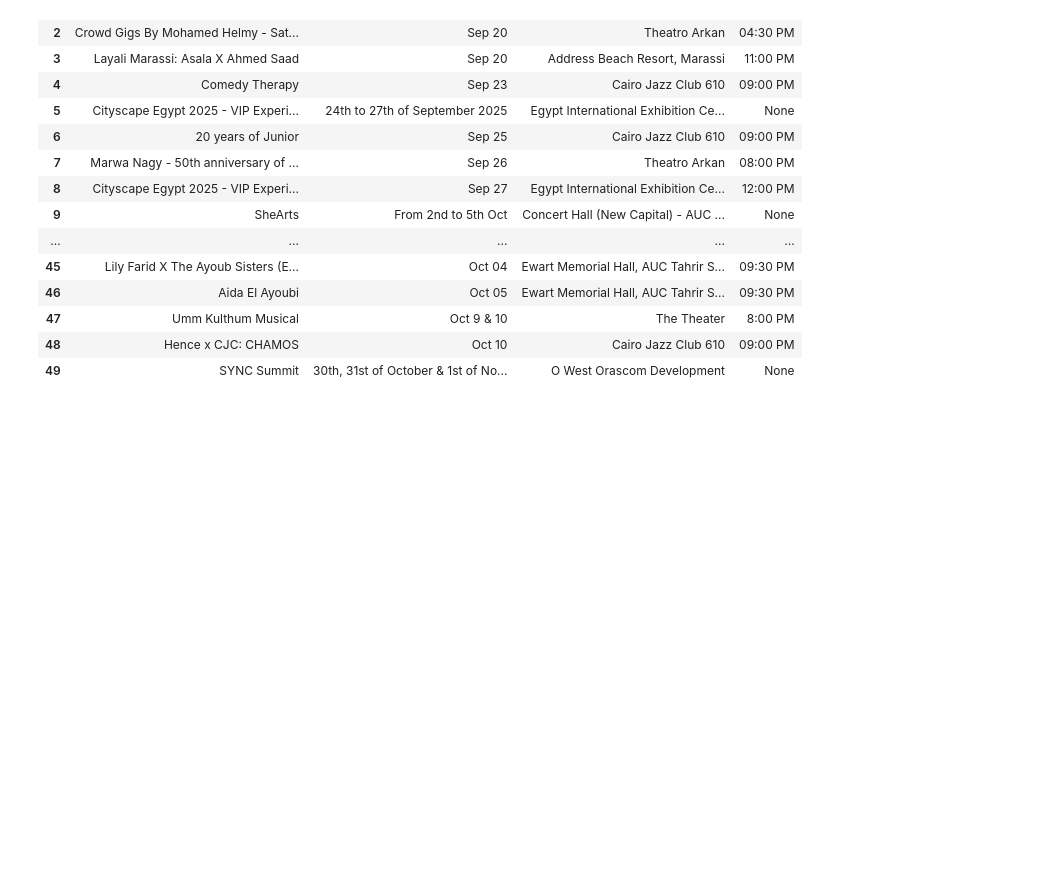
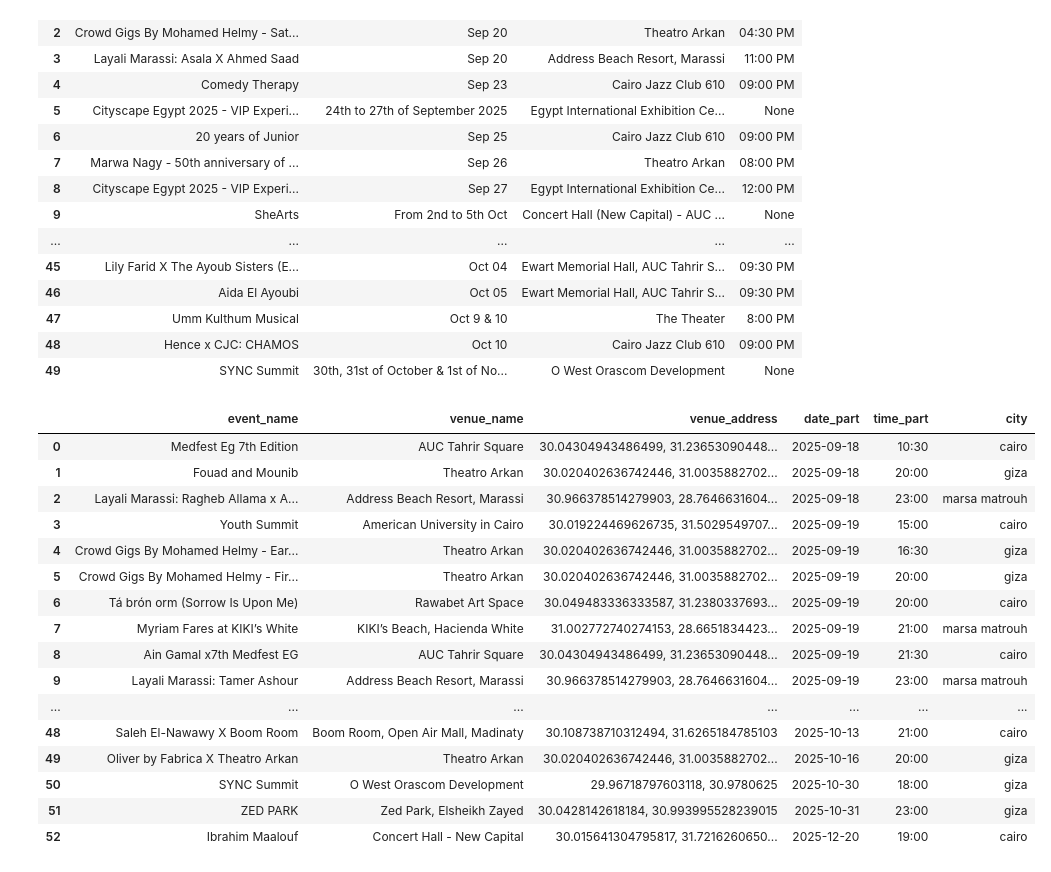
Before and after one commit to youssefashmawy/Mass-Events, a Jupyter notebook: Mass_Event/Mass_Event/analysis/ticketsMarche.ipynb, the cells around one changed output. Saved outputs shown, nothing was run; the diff lists cells and outputs as text; code cells hidden in the pictures; blank space fills up the shorter version.

```diff
--- a/Mass_Event/Mass_Event/analysis/ticketsMarche.ipynb
+++ b/Mass_Event/Mass_Event/analysis/ticketsMarche.ipynb
@@ -71,4 +69,4 @@ data
 | 48 | Hence x CJC: CHAMOS | Oct 10 | Cairo Jazz Club 610 | 09:00 PM |
 | 49 | SYNC Summit | 30th, 31st of October & 1st of No... | O West Orascom Development | None |
 # %%
-ref = pd.read_csv(r"E:\youssef ashmawy\programming projects\Python\Nokia Task\output\event.csv")
+ref = pd.read_csv(r"E:\youssef ashmawy\programming projects\Python\Nokia Task\output\referance.csv")
@@ -74,0 +75,20 @@ ref = pd.read_csv(r"E:\youssef ashmawy\programming projects\Python\Nokia Task\ou
+# %%
+ref
+# %% [output]
+|  | event_name | venue_name | venue_address | date_part | time_part | city |
+| 0 | Medfest Eg 7th Edition | AUC Tahrir Square | 30.04304943486499, 31.23653090448... | 2025-09-18 | 10:30 | cairo |
+| 1 | Fouad and Mounib | Theatro Arkan | 30.020402636742446, 31.0035882702... | 2025-09-18 | 20:00 | giza |
+| 2 | Layali Marassi: Ragheb Allama x A... | Address Beach Resort, Marassi | 30.966378514279903, 28.7646631604... | 2025-09-18 | 23:00 | marsa matrouh |
+| 3 | Youth Summit | American University in Cairo | 30.019224469626735, 31.5029549707... | 2025-09-19 | 15:00 | cairo |
+| 4 | Crowd Gigs By Mohamed Helmy - Ear... | Theatro Arkan | 30.020402636742446, 31.0035882702... | 2025-09-19 | 16:30 | giza |
+| 5 | Crowd Gigs By Mohamed Helmy - Fir... | Theatro Arkan | 30.020402636742446, 31.0035882702... | 2025-09-19 | 20:00 | giza |
+| 6 | Tá brón orm (Sorrow Is Upon Me) | Rawabet Art Space | 30.049483336333587, 31.2380337693... | 2025-09-19 | 20:00 | cairo |
+| 7 | Myriam Fares at KIKI’s White | KIKI’s Beach, Hacienda White | 31.002772740274153, 28.6651834423... | 2025-09-19 | 21:00 | marsa matrouh |
+| 8 | Ain Gamal x7th Medfest EG | AUC Tahrir Square | 30.04304943486499, 31.23653090448... | 2025-09-19 | 21:30 | cairo |
+| 9 | Layali Marassi: Tamer Ashour | Address Beach Resort, Marassi | 30.966378514279903, 28.7646631604... | 2025-09-19 | 23:00 | marsa matrouh |
+| ... | ... | ... | ... | ... | ... | ... |
+| 48 | Saleh El-Nawawy X Boom Room | Boom Room, Open Air Mall, Madinaty | 30.108738710312494, 31.6265184785103 | 2025-10-13 | 21:00 | cairo |
+| 49 | Oliver by Fabrica X Theatro Arkan | Theatro Arkan | 30.020402636742446, 31.0035882702... | 2025-10-16 | 20:00 | giza |
+| 50 | SYNC Summit | O West Orascom Development | 29.96718797603118, 30.9780625 | 2025-10-30 | 18:00 | giza |
+| 51 | ZED PARK | Zed Park, Elsheikh Zayed | 30.0428142618184, 30.993995528239015 | 2025-10-31 | 23:00 | giza |
+| 52 | Ibrahim Maalouf | Concert Hall - New Capital | 30.015641304795817, 31.7216260650... | 2025-12-20 | 19:00 | cairo |
```
Also changed, not shown: parts of 9 cells of this notebook, 5 other files.
